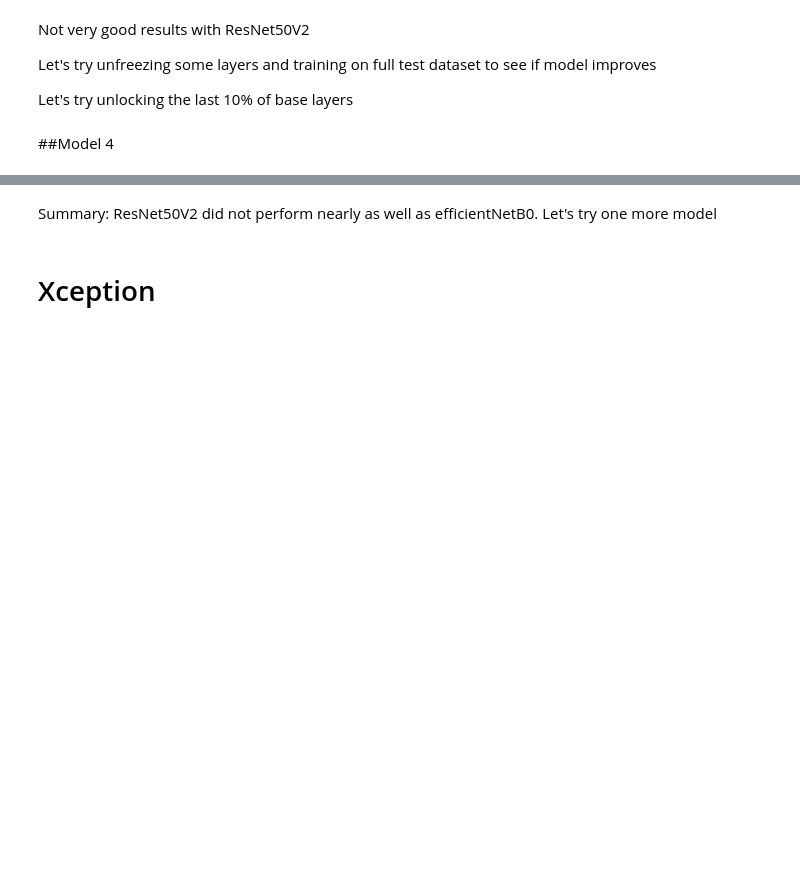
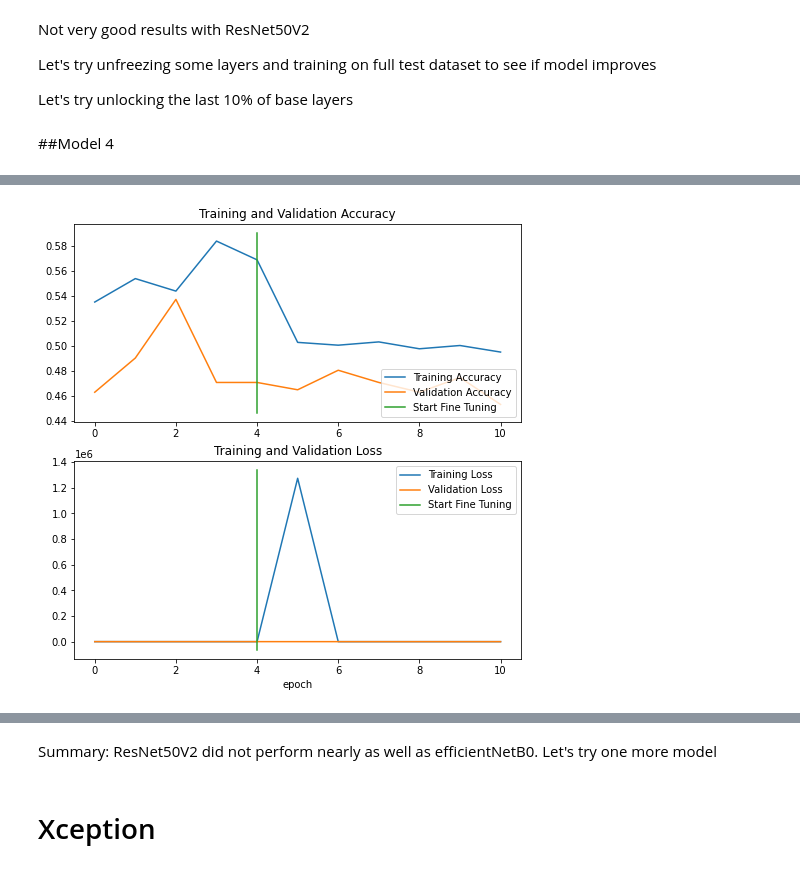
Before and after one commit to moimigueldev/tensorflow-ztm, a Jupyter notebook: cats_dogs/cats_dogs_dl.ipynb, the cells around one changed output, grey strips where cells are left out. Saved outputs shown, nothing was run; the diff lists cells and outputs as text; code cells hidden in the pictures; blank space fills up the shorter version.

```diff
--- a/cats_dogs/cats_dogs_dl.ipynb
+++ b/cats_dogs/cats_dogs_dl.ipynb
@@ -247,7 +278,7 @@ for layer in resNet_model.layers[:- int(.10 * len(resNet_model.layers))]:
 # # Create new model and recompile & fit
 model_4 = tf.keras.Model(inputs, outputs)
 model_4.load_weights(checkpoint_path)
-model_4.compile(loss='binary_crossentropy', optimizer=tf.keras.optimizers.Adam(0.0001), metrics=['accuracy'])
+model_4.compile(loss='sparse_categorical_crossentropy', optimizer=tf.keras.optimizers.Adam(0.0001), metrics=['accuracy'])
 fine_tune_epochs = initial_epochs + 5
 history_4 = model_4.fit(
     train_data,
@@ -258,3 +289,4 @@ history_4 = model_4.fit(
     initial_epoch=history_3.epoch[-1]
 )
 compare_historys(history_3, history_4)
+# %% [output]
@@ -261,2 +305,3 @@ compare_historys(history_3, history_4)
+[figure, added]
 # %%
 model_4_results = model_4.evaluate(test_data)
```
Also changed, not shown: parts of 31 cells of this notebook.
